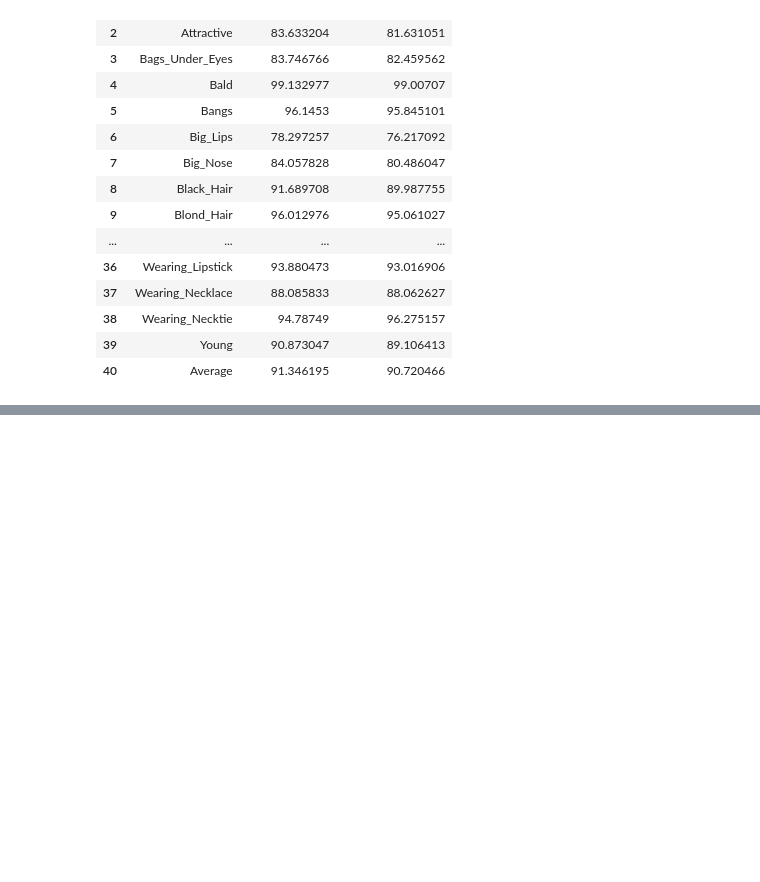
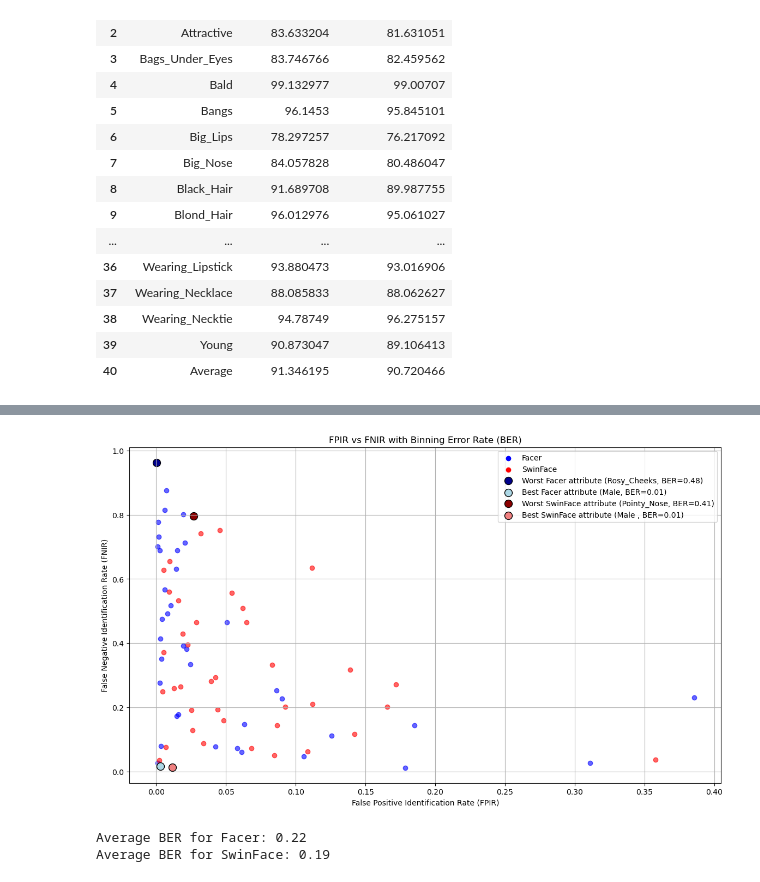
Before and after one commit to kubekj/FAC, a Jupyter notebook: experiments.ipynb, the cells around one changed output, grey strips where cells are left out. Saved outputs shown, nothing was run; the diff lists cells and outputs as text; code cells hidden in the pictures; blank space fills up the shorter version.

Commit message:
Added binnning errors

```diff
--- a/experiments.ipynb
+++ b/experiments.ipynb
@@ -232,6 +244,4 @@ filtered_swinface_df = swinface_df[~swinface_df['image'].isin(image_set)]
 # %%
-merged_df = facer_df.merge(filtered_swinface_df, on='image', suffixes=('_facer', '_swinface')).merge(ground_truth_df, on='image')
-
 # Exclude 'image' column
 attributes = ground_truth_df.columns[1:]
 
@@ -250,12 +260,7 @@ stats = {
 }
 
 for attr in attributes:
-    # Ground truth labels (-1 and 1 converted to 0 and 1)
-    y_true = (merged_df[attr] == 1).astype(int)
-    # Facer predictions (rounded to 0 or 1)
-    y_pred_facer = (merged_df[f'{attr}_facer'] > 0.5).astype(int)
-    # Swinface predictions (rounded to 0 or 1)
-    y_pred_swinface = (merged_df[f'{attr}_swinface'] > 0.5).astype(int)
+    y_true, y_pred_facer, y_pred_swinface = resolve_preditions(attr)
 
     stats['Attribute'].append(attr)
     stats['Accuracy_Facer'].append(accuracy_score(y_true, y_pred_facer))
@@ -403,0 +411,70 @@ results_df
+# %%
+def calculate_fpir_fnir(y_true, y_pred):
+    cm = confusion_matrix(y_true, y_pred)
+    tn, fp, fn, tp = cm.ravel()
+
+    fpr = fp / (fp + tn)
+    fnr = fn / (fn + tp)
+
+    return fpr, fnr
+
+def calculate_ber(fpr, fnr):
+    return 0.5 * (fpr + fnr)
+
+results = []
+
+for attr in attributes:
+    y_true, y_pred_facer, y_pred_swinface = resolve_preditions(attr)
+
+    fpr_facer, fnr_facer = calculate_fpir_fnir(y_true, y_pred_facer)
+    ber_facer = calculate_ber(fpr_facer, fnr_facer)
+    fpr_swinface, fnr_swinface = calculate_fpir_fnir(y_true, y_pred_swinface)
+    ber_swinface = calculate_ber(fpr_swinface, fnr_swinface)
+
+    results.append({
+        'attribute': attr,
+        'fpr_facer': fpr_facer,
+        'fnr_facer': fnr_facer,
+        'ber_facer': ber_facer,
+        'fpr_swinface': fpr_swinface,
+        'fnr_swinface': fnr_swinface,
+        'ber_swinface': ber_swinface
+    })
+
+results_df = pd.DataFrame(results)
+
+worst_facer_result = results_df.loc[results_df['ber_facer'].idxmax()]
+best_facer_result = results_df.loc[results_df['ber_facer'].idxmin()]
+worst_swinface_result = results_df.loc[results_df['ber_swinface'].idxmax()]
+best_swinface_result = results_df.loc[results_df['ber_swinface'].idxmin()]
+
+plt.figure(figsize=(14, 8))
+for result in results:
+    plt.scatter(result['fpr_facer'], result['fnr_facer'], color='blue', alpha=0.6)
+    plt.scatter(result['fpr_swinface'], result['fnr_swinface'], color='red', alpha=0.6)
+
+plt.scatter([], [], color='blue', label='Facer')
+plt.scatter([], [], color='red', label='SwinFace')
+
+plt.scatter(worst_facer_result['fpr_facer'], worst_facer_result['fnr_facer'], color='darkblue', label=f"Worst Facer attribute ({worst_facer_result['attribute']}, BER={worst_facer_result['ber_facer']:.2f})", edgecolor='black', s=100)
+plt.scatter(best_facer_result['fpr_facer'], best_facer_result['fnr_facer'], color='lightblue', label=f"Best Facer attribute ({best_facer_result['attribute']}, BER={best_facer_result['ber_facer']:.2f})", edgecolor='black', s=100)
+
+plt.scatter(worst_swinface_result['fpr_swinface'], worst_swinface_result['fnr_swinface'], color='darkred', label=f"Worst SwinFace attribute ({worst_swinface_result['attribute']}, BER={worst_swinface_result['ber_swinface']:.2f})", edgecolor='black', s=100)
+plt.scatter(best_swinface_result['fpr_swinface'], best_swinface_result['fnr_swinface'], color='lightcoral', label=f"Best SwinFace attribute ({best_swinface_result['attribute']} , BER={best_swinface_result['ber_swinface']:.2f})", edgecolor='black', s=100)
+
+plt.xlabel('False Positive Identification Rate (FPIR)')
+plt.ylabel('False Negative Identification Rate (FNIR)')
+plt.title('FPIR vs FNIR with Binning Error Rate (BER)')
+plt.legend()
+plt.grid(True)
+plt.show()
+
+average_ber_facer = results_df['ber_facer'].mean()
+average_ber_swinface = results_df['ber_swinface'].mean()
+
+print(f"Average BER for Facer: {average_ber_facer:.2f}")
+print(f"Average BER for SwinFace: {average_ber_swinface:.2f}")
+# %% [output]
+[figure, added]
+Average BER for Facer: 0.22
+Average BER for SwinFace: 0.19
```
Also changed, not shown: parts of 3 cells of this notebook.
